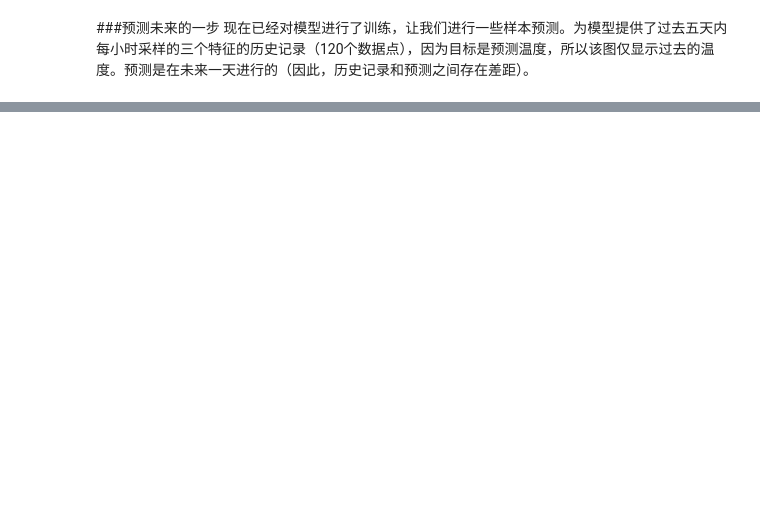
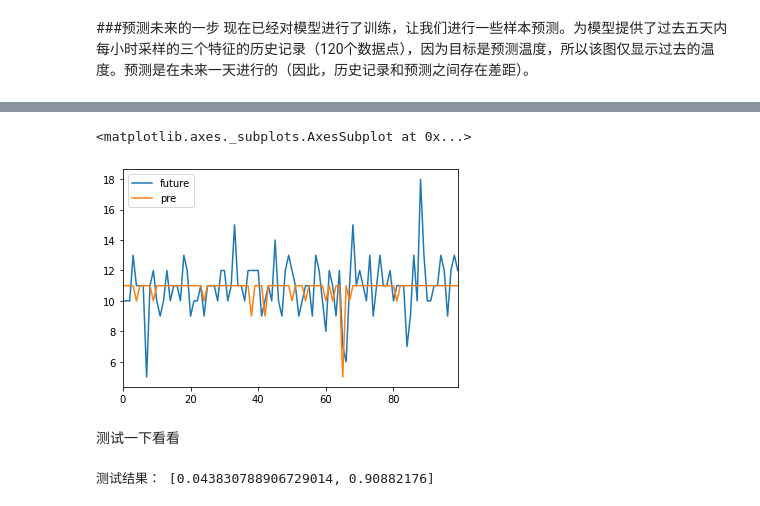
Before and after one commit to davidfang/quant-learn, a Jupyter notebook: 时间序列预测股票.ipynb, the cells around one changed output, grey strips where cells are left out. Saved outputs shown, nothing was run; the diff lists cells and outputs as text; code cells hidden in the pictures; blank space fills up the shorter version.

```diff
--- a/时间序列预测股票.ipynb
+++ b/时间序列预测股票.ipynb
@@ -740,0 +1037,31 @@ for x,y in test_data_multe.take(5):
+# %%
+
+pre_test = pd.DataFrame(columns=['future','pre'])
+
+for x,y in test_data_multe_lables.take(100):
+  p = multiple_lables_model.predict(x)
+  p = np.array(p)
+
+  y = np.array(y.numpy())
+
+  #print('股价涨跌幅  真实值：{:.2f}, 预测值： {:.2f} '.format(
+  #    y[0].argmax(),p[0].argmax())
+  #)
+  pre_test = pre_test.append({'future':y[0].argmax(),'pre':p[0].argmax()}, ignore_index=True)
+  #print('P:',p[0])
+  #print('Y:',y)
+  #print('X:',x)
+  #print('Y shape:',y.shape)
+  #print('Y:',y[0])
+  #print('P:',p[0])
+  #print('D5:',d5)
+
+  #plot = show_plot([x[0][:,6].numpy(),y[0].argmax(),
+  #                  p[0][0]],
+  #                 1,
+  #                 'Mutiple Model Prediction')
+
+  #plot.show()
+
+pre_test
+#pre_test.plot()
@@ -740,0 +1082,12 @@ for x,y in test_data_multe.take(5):
+# %%
+pre_test.plot()
+# %% [output]
+<matplotlib.axes._subplots.AxesSubplot at 0x...>
+[figure, added]
+# %% [markdown]
+测试一下看看
+# %%
+test_result = multiple_lables_model.evaluate_generator(test_data_multe_lables)
+print('测试结果：',test_result)
+# %% [output]
+测试结果： [0.043830788906729014, 0.90882176]
```
Also changed, not shown: parts of 41 cells of this notebook.
